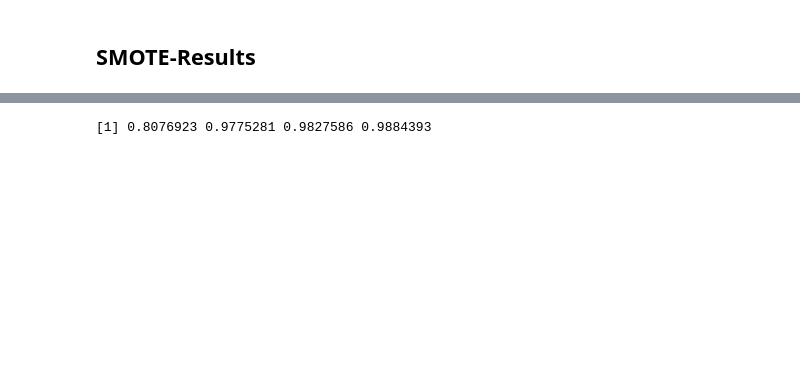
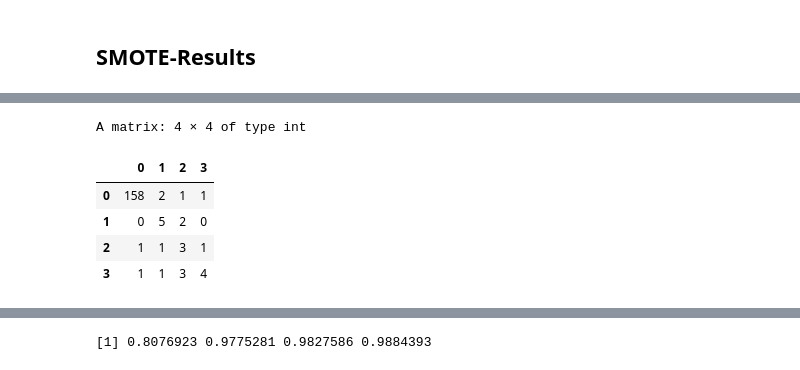
Before and after one commit to umichshreyaM/HCV-Classification, a Jupyter notebook: STAT 503 Project- MLP.ipynb, the cells around one changed output, grey strips where cells are left out. Saved outputs shown, nothing was run; the diff lists cells and outputs as text; code cells hidden in the pictures; blank space fills up the shorter version.

```diff
--- a/STAT 503 Project- MLP.ipynb
+++ b/STAT 503 Project- MLP.ipynb
@@ -239,6 +219,23 @@ estimates_keras_tbl$estimate[estimates_keras_tbl$estimate == "3"] <- "2"
 estimates_keras_tbl$estimate[estimates_keras_tbl$estimate == "4"] <- "3"
 
 estimates_keras_tbl$estimate <- as.factor(estimates_keras_tbl$estimate)
+# %%
+library(purrr)
+library(tidyr)
+cm=estimates_keras_tbl %>% conf_mat(truth, estimate)
+# Now reshape these into a matrix
+tidy_cm=tidy(cm)
+cm_mat <- matrix(tidy_cm$value, byrow = TRUE, ncol = 4)
+rownames(cm_mat) <- c(0,1,2,3)
+colnames(cm_mat) <- c(0,1,2,3)
+cm_mat
+# %% [output]
+A matrix: 4 × 4 of type int
+|  | 0 | 1 | 2 | 3 |
+| 0 | 158 | 2 | 1 | 1 |
+| 1 | 0 | 5 | 2 | 0 |
+| 2 | 1 | 1 | 3 | 1 |
+| 3 | 1 | 1 | 3 | 4 |
 # %%
 library(purrr)
 library(tidyr)
```
Also changed, not shown: parts of 18 cells of this notebook.
